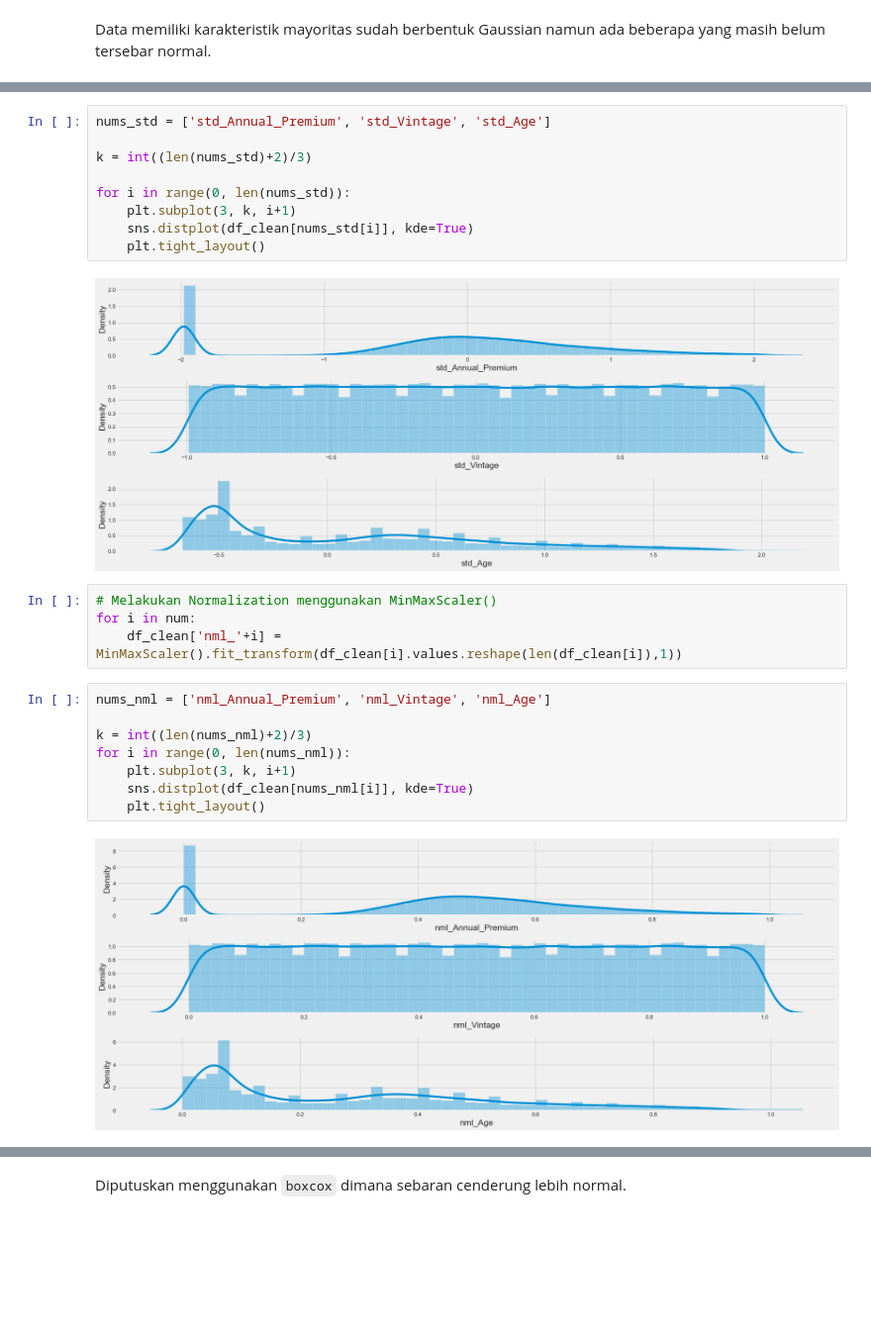
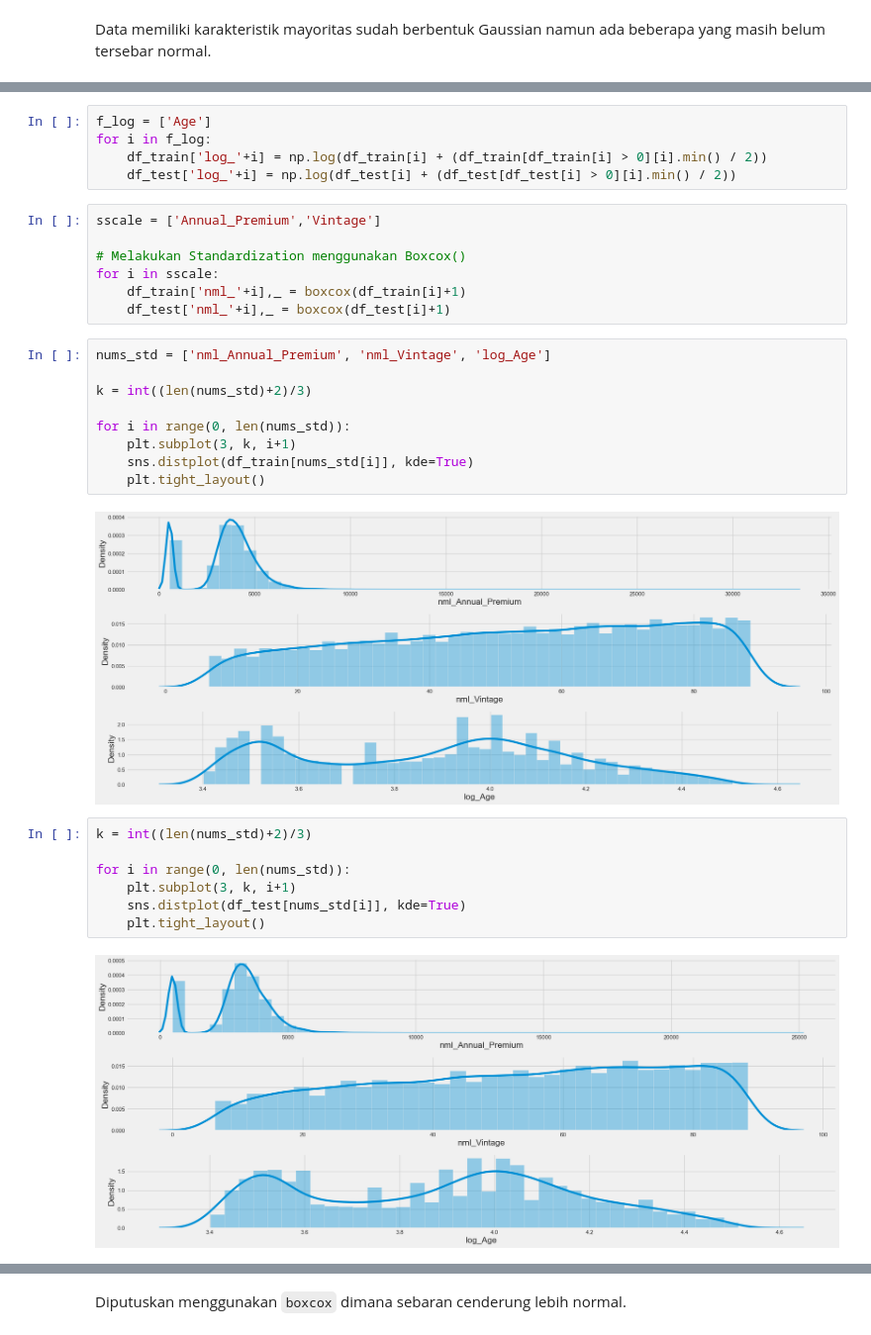
Before and after one commit to gabmrn/Stage_2, a Jupyter notebook: stage_2.ipynb, the cells around one changed output, grey strips where cells are left out. Shown at 99% size. Drawn from its saved outputs; the diff is of its cells as text; blank space fills up the shorter version.

```diff
--- a/stage_2.ipynb
+++ b/stage_2.ipynb
@@ -199,25 +325,32 @@ df_clean['std_'+num] = RobustScaler().fit_transform(df_clean[num])
+# %%
+f_log = ['Age']
+for i in f_log:
+    df_train['log_'+i] = np.log(df_train[i] + (df_train[df_train[i] > 0][i].min() / 2))
+    df_test['log_'+i] = np.log(df_test[i] + (df_test[df_test[i] > 0][i].min() / 2))
+# %%
+sscale = ['Annual_Premium','Vintage']
+
+# Melakukan Standardization menggunakan Boxcox()
+for i in sscale:
+    df_train['nml_'+i],_ = boxcox(df_train[i]+1)
+    df_test['nml_'+i],_ = boxcox(df_test[i]+1)
 # %%
-nums_std = ['std_Annual_Premium', 'std_Vintage', 'std_Age']
+nums_std = ['nml_Annual_Premium', 'nml_Vintage', 'log_Age']
 
 k = int((len(nums_std)+2)/3)
 
 for i in range(0, len(nums_std)):
     plt.subplot(3, k, i+1)
-    sns.distplot(df_clean[nums_std[i]], kde=True)
+    sns.distplot(df_train[nums_std[i]], kde=True)
     plt.tight_layout()
 # %% [output]
-[figure, old version]
+[figure, new version]
-# %%
-# Melakukan Normalization menggunakan MinMaxScaler()
-for i in num:
-    df_clean['nml_'+i] = MinMaxScaler().fit_transform(df_clean[i].values.reshape(len(df_clean[i]),1))
 # %%
-nums_nml = ['nml_Annual_Premium', 'nml_Vintage', 'nml_Age']
+k = int((len(nums_std)+2)/3)
 
-k = int((len(nums_nml)+2)/3)
-for i in range(0, len(nums_nml)):
+for i in range(0, len(nums_std)):
     plt.subplot(3, k, i+1)
-    sns.distplot(df_clean[nums_nml[i]], kde=True)
+    sns.distplot(df_test[nums_std[i]], kde=True)
     plt.tight_layout()
 # %% [output]
-[figure, old version]
+[figure, new version]
```
Also changed, not shown: parts of 45 cells of this notebook, 1 other file.
